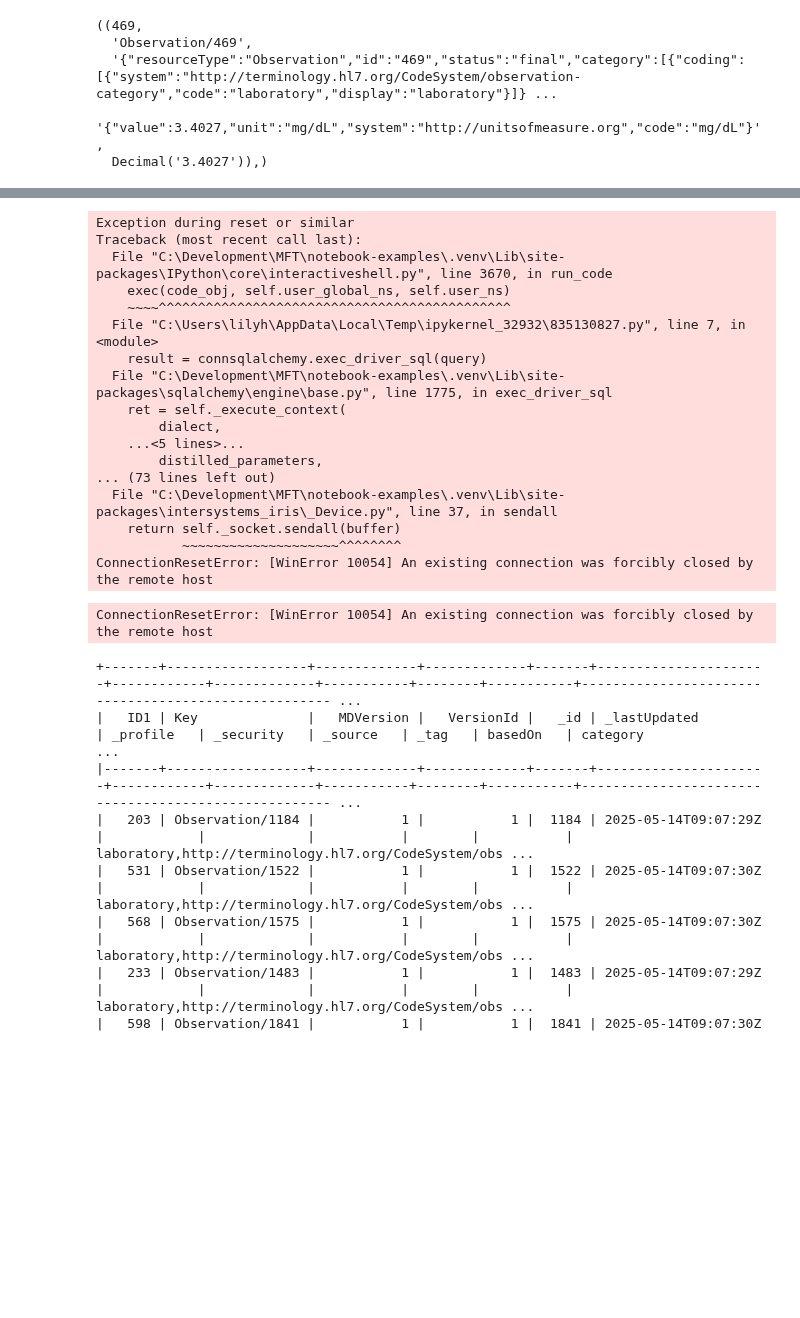
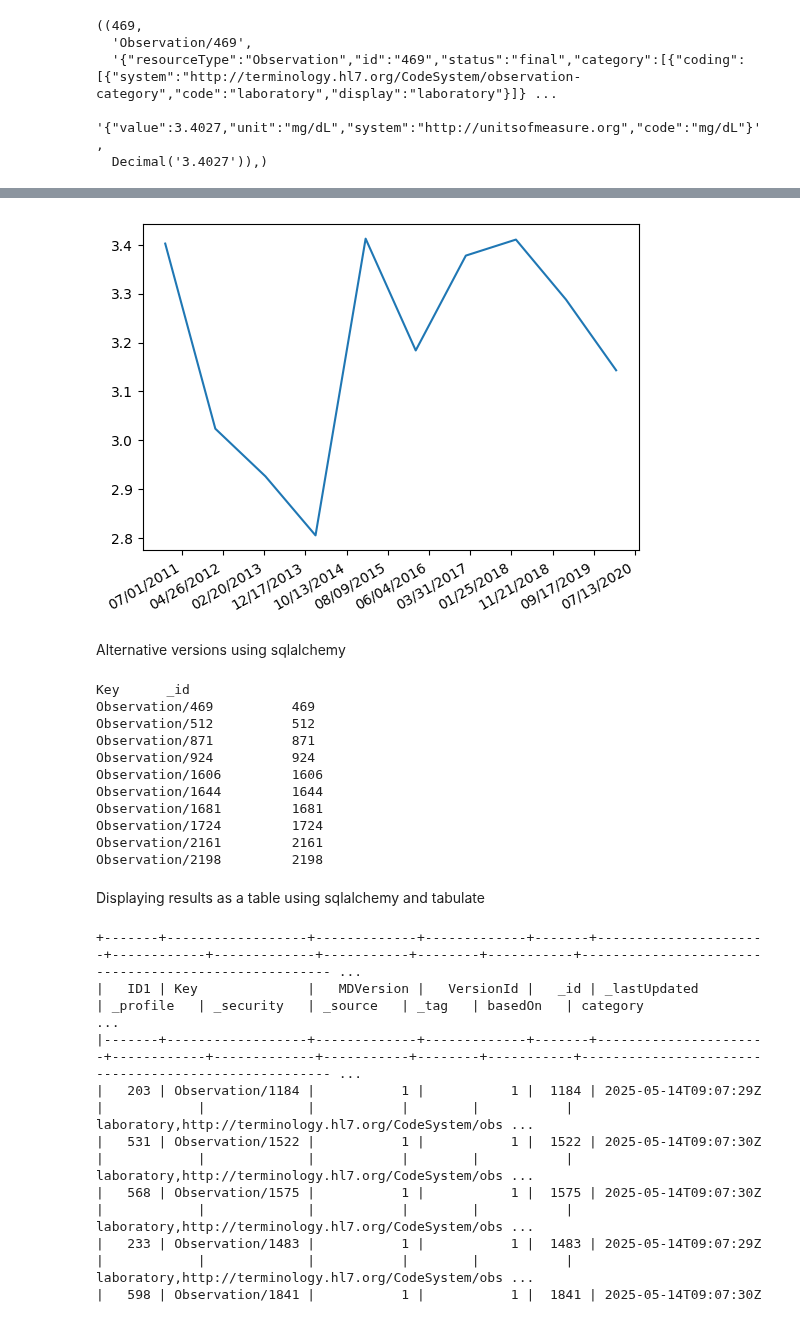
Before and after one commit to Virtually-Healthcare/data-engineering-examples, a Jupyter notebook: SQLConnections.ipynb, the cells around one changed output, grey strips where cells are left out. Saved outputs shown, nothing was run; the diff lists cells and outputs as text; code cells hidden in the pictures; blank space fills up the shorter version.

Commit message:
Altered SQL to query for patient id and added graph

```diff
--- a/SQLConnections.ipynb
+++ b/SQLConnections.ipynb
@@ -51,3 +109,27 @@ cur.fetchall()
+# %%
+import matplotlib.pyplot as plt
+import matplotlib.dates as mdates
+import numpy as np
+import datetime as dt
+
+dates = []
+values = []
+for i in observations:
+    dates += [dt.datetime.fromisoformat(i[2])]
+    values += [i[3]]
+xpoints = np.array(dates)
+ypoints = np.array(values)
+plt.gca().xaxis.set_major_formatter(mdates.DateFormatter('%m/%d/%Y'))
+plt.gca().xaxis.set_major_locator(mdates.DayLocator(interval=300))
+plt.tick_params(axis='x', labelrotation=45)
+plt.plot(xpoints, ypoints)
+plt.gcf().autofmt_xdate()
+
+plt.show()
+# %% [output]
+[figure, added]
+# %% [markdown]
+Alternative versions using sqlalchemy
 # %%
 from sqlalchemy import create_engine
 
@@ -55,36 +137,31 @@ engine = create_engine("iris://_SYSTEM:SYS@localhost:32782/FHIRSERVER")
 
 connsqlalchemy = engine.connect()
 # %%
-query = """
+query = f"""
         SELECT
             Key, _id, code, dateStart
         FROM HSFHIR_X0001_S.Observation
-        where patient = 'Patient/6' and code [ '38483-4'
+        where patient = 'Patient/{patient}' and code [ '38483-4'
         """
 result = connsqlalchemy.exec_driver_sql(query)
 
-print("Key, _id")
+print("Key \t _id")
 for row in result:
-    print(row[0], ", ", row[1])
+    print(row[0], "\t", row[1])
 # %% [output]
-Exception during reset or similar
-Traceback (most recent call last):
-  File "C:\Development\MFT\notebook-examples\.venv\Lib\site-packages\IPython\core\interactiveshell.py", line 3670, in run_code
-    exec(code_obj, self.user_global_ns, self.user_ns)
-    ~~~~^^^^^^^^^^^^^^^^^^^^^^^^^^^^^^^^^^^^^^^^^^^^^
-  File "C:\Users\lilyh\AppData\Local\Temp\ipykernel_32932\835130827.py", line 7, in <module>
-    result = connsqlalchemy.exec_driver_sql(query)
-  File "C:\Development\MFT\notebook-examples\.venv\Lib\site-packages\sqlalchemy\engine\base.py", line 1775, in exec_driver_sql
-    ret = self._execute_context(
-        dialect,
-    ...<5 lines>...
-        distilled_parameters,
-... (73 lines left out)
-  File "C:\Development\MFT\notebook-examples\.venv\Lib\site-packages\intersystems_iris\_Device.py", line 37, in sendall
-    return self._socket.sendall(buffer)
-           ~~~~~~~~~~~~~~~~~~~~^^^^^^^^
-ConnectionResetError: [WinError 10054] An existing connection was forcibly closed by the remote host
+Key      _id
+Observation/469          469
+Observation/512          512
+Observation/871          871
+Observation/924          924
+Observation/1606         1606
+Observation/1644         1644
+Observation/1681         1681
+Observation/1724         1724
+Observation/2161         2161
+Observation/2198         2198
-ConnectionResetError: [WinError 10054] An existing connection was forcibly closed by the remote host
+# %% [markdown]
+Displaying results as a table using sqlalchemy and tabulate
 # %%
 from sqlalchemy import text
 from tabulate import tabulate
```
Also changed, not shown: parts of 6 cells of this notebook.
